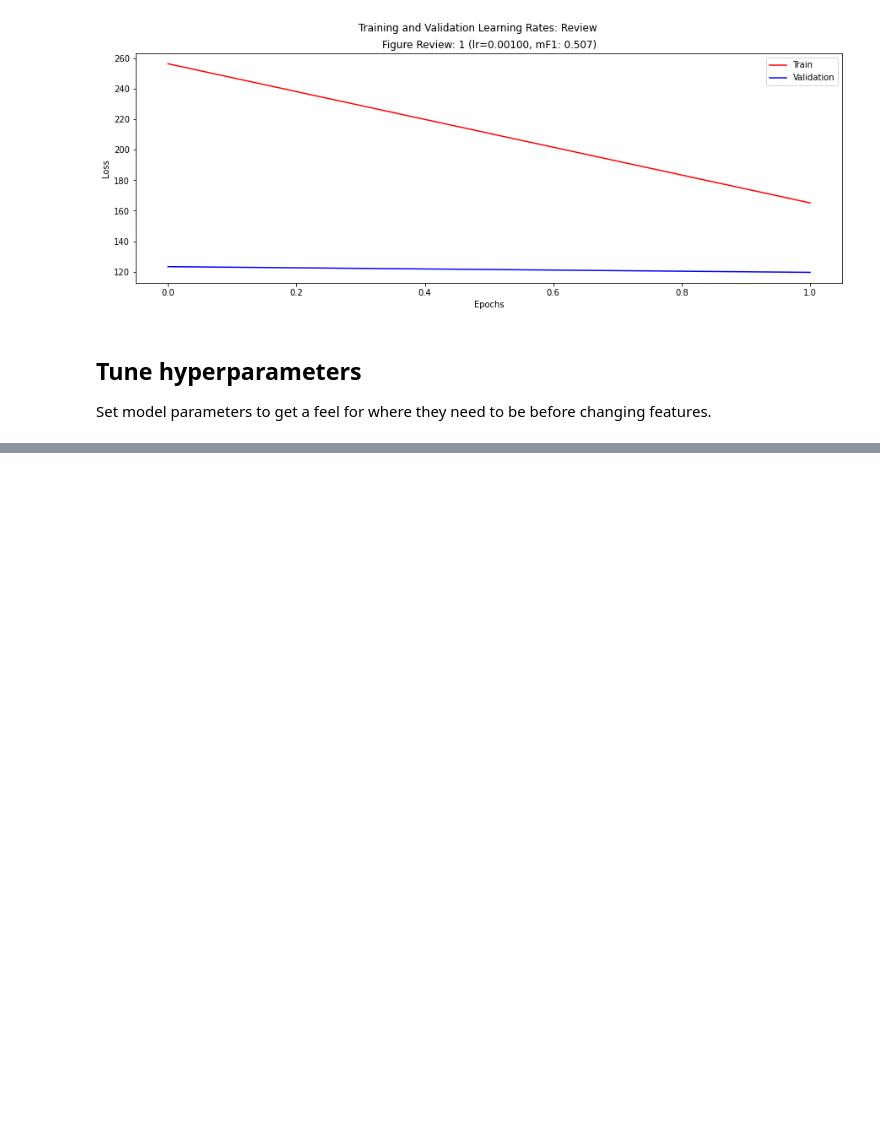
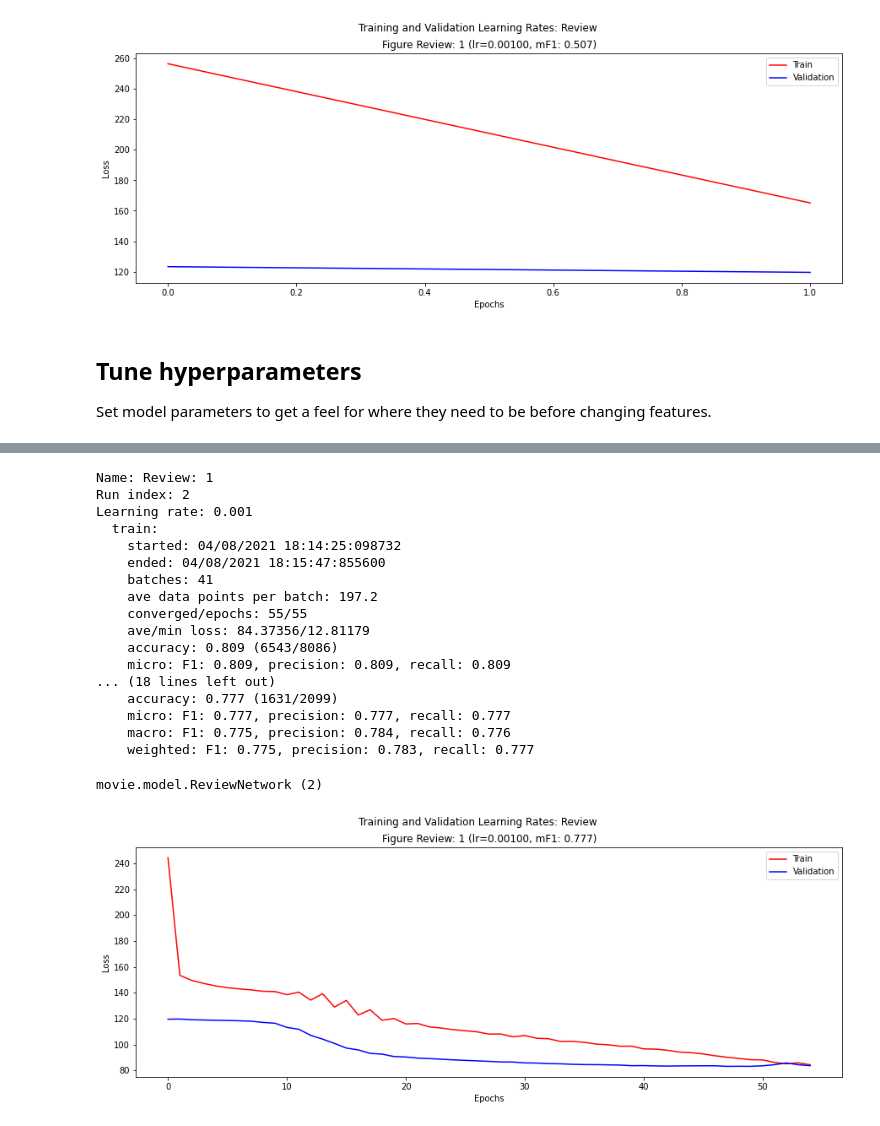
Before and after one commit to plandes/deepnlp, a Jupyter notebook: example/movie/notebook/movie.ipynb, the cells around one changed output, grey strips where cells are left out. Cells and saved outputs as stored; diff of their text form; code cells hidden in the pictures; blank space fills up the shorter version.

```diff
--- a/example/movie/notebook/movie.ipynb
+++ b/example/movie/notebook/movie.ipynb
@@ -205,6 +221,8 @@ facade.persist_result()
 # %%
-facade.embedding = 'bert_embedding'
+facade.dropout = 0.1
+facade.embedding = 'word2vec_300_embedding'
 facade.train()
 facade.test()
 facade.write_result()
 facade.plot_result()
+# %% [output]
@@ -210,0 +249,19 @@ facade.plot_result()
+Name: Review: 1
+Run index: 2
+Learning rate: 0.001
+  train:
+    started: 04/08/2021 18:14:25:098732
+    ended: 04/08/2021 18:15:47:855600
+    batches: 41
+    ave data points per batch: 197.2
+    converged/epochs: 55/55
+    ave/min loss: 84.37356/12.81179
+    accuracy: 0.809 (6543/8086)
+    micro: F1: 0.809, precision: 0.809, recall: 0.809
+... (18 lines left out)
+    accuracy: 0.777 (1631/2099)
+    micro: F1: 0.777, precision: 0.777, recall: 0.777
+    macro: F1: 0.775, precision: 0.784, recall: 0.776
+    weighted: F1: 0.775, precision: 0.783, recall: 0.777
+movie.model.ReviewNetwork (2)
+[figure, added]
```
Also changed, not shown: parts of 8 cells of this notebook, 12 other files.
